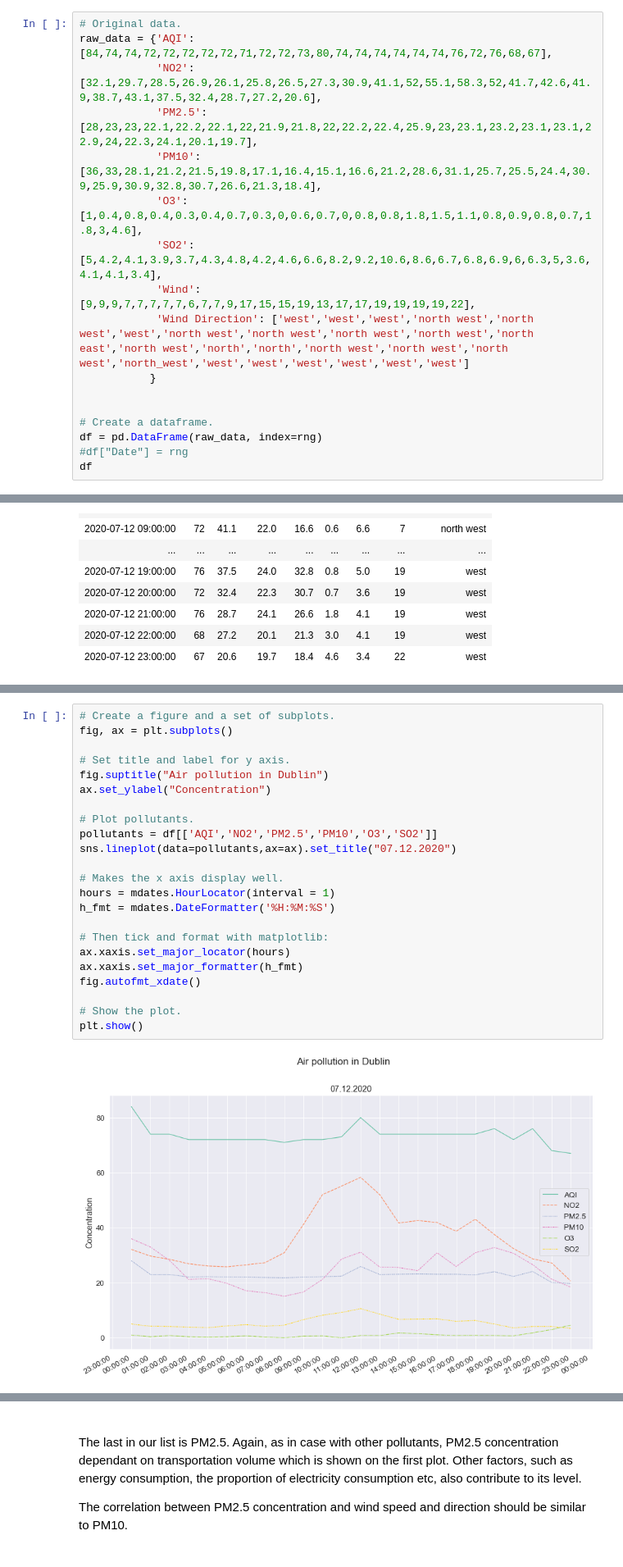
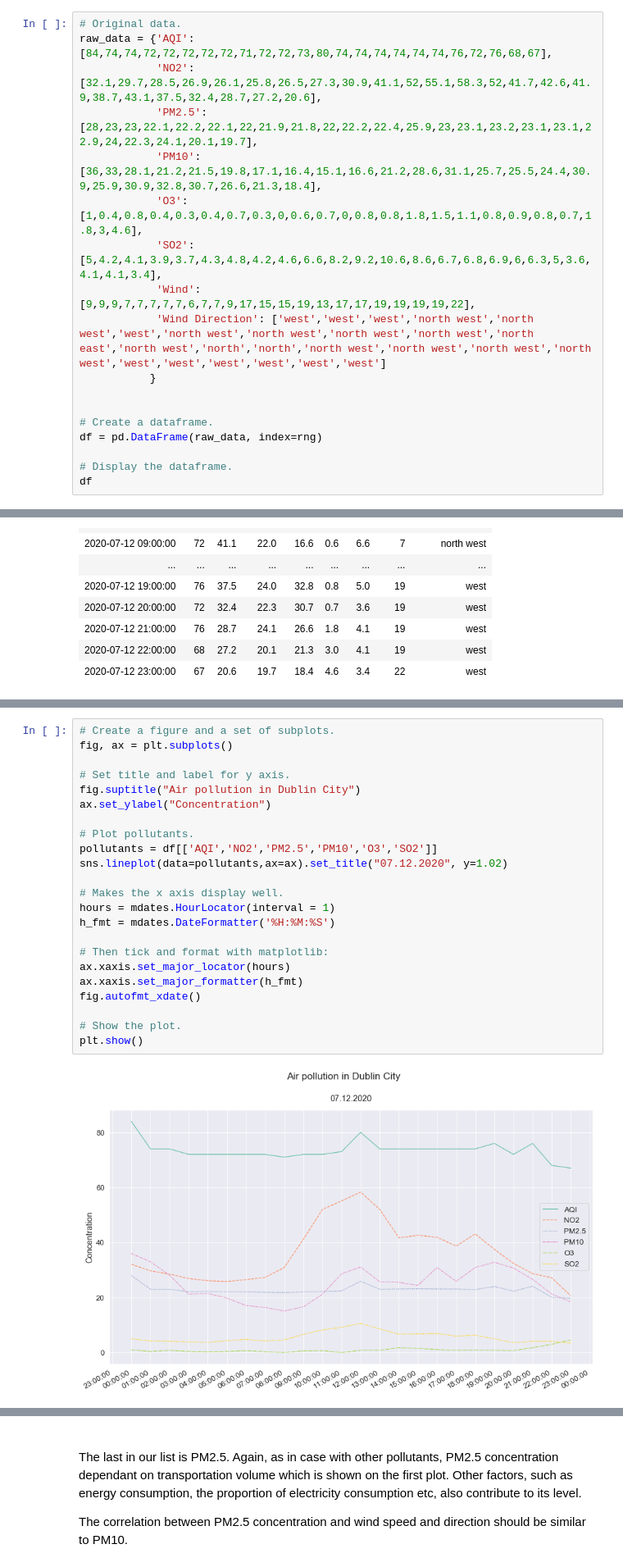
Before and after one commit to olgarozhdestvina/Air-Pollution-in-Dublin, a Jupyter notebook: Dublin_Air_Pollution.ipynb, the cells around one changed output, grey strips where cells are left out. Shown at 82% size. Cells and saved outputs as stored; diff of their text form.

```diff
--- a/Dublin_Air_Pollution.ipynb
+++ b/Dublin_Air_Pollution.ipynb
@@ -95,13 +98,14 @@ raw_data = {'AQI': [84,74,74,72,72,72,72,72,71,72,72,73,80,74,74,74,74,74,74,76,
             'O3': [1,0.4,0.8,0.4,0.3,0.4,0.7,0.3,0,0.6,0.7,0,0.8,0.8,1.8,1.5,1.1,0.8,0.9,0.8,0.7,1.8,3,4.6],
             'SO2': [5,4.2,4.1,3.9,3.7,4.3,4.8,4.2,4.6,6.6,8.2,9.2,10.6,8.6,6.7,6.8,6.9,6,6.3,5,3.6,4.1,4.1,3.4],
             'Wind': [9,9,9,7,7,7,7,7,6,7,7,9,17,15,15,19,13,17,17,19,19,19,19,22],
-            'Wind Direction': ['west','west','west','north west','north west','west','north west','north west','north west','north west','north east','north west','north','north','north west','north west','north west','north_west','west','west','west','west','west','west']
+            'Wind Direction': ['west','west','west','north west','north west','west','north west','north west','north west','north west','north east','north west','north','north','north west','north west','north west','north west','west','west','west','west','west','west']
            }
 
 
 # Create a dataframe.
 df = pd.DataFrame(raw_data, index=rng)
-#df["Date"] = rng
+
+# Display the dataframe.
 df
 # %% [output]
 |  | AQI | NO2 | PM2.5 | PM10 | O3 | SO2 | Wind | Wind Direction |
@@ -156,28 +160,28 @@ plt.show()
 # %%
 # Create a figure and a set of subplots.
 fig, ax = plt.subplots()
 
 # Set title and label for y axis.
-fig.suptitle("Air pollution in Dublin")
+fig.suptitle("Air pollution in Dublin City")
 ax.set_ylabel("Concentration")
 
 # Plot pollutants.
 pollutants = df[['AQI','NO2','PM2.5','PM10','O3','SO2']]
-sns.lineplot(data=pollutants,ax=ax).set_title("07.12.2020")
+sns.lineplot(data=pollutants,ax=ax).set_title("07.12.2020", y=1.02)
 
 # Makes the x axis display well.
 hours = mdates.HourLocator(interval = 1)
 h_fmt = mdates.DateFormatter('%H:%M:%S')
 
 # Then tick and format with matplotlib:
 ax.xaxis.set_major_locator(hours)
 ax.xaxis.set_major_formatter(h_fmt)
 fig.autofmt_xdate()
 
 # Show the plot.
 plt.show()
 # %% [output]
-[figure, old version]
+[figure, new version]
 # %% [markdown]
 <br>
 
```
Also changed, not shown: parts of 23 cells of this notebook.
